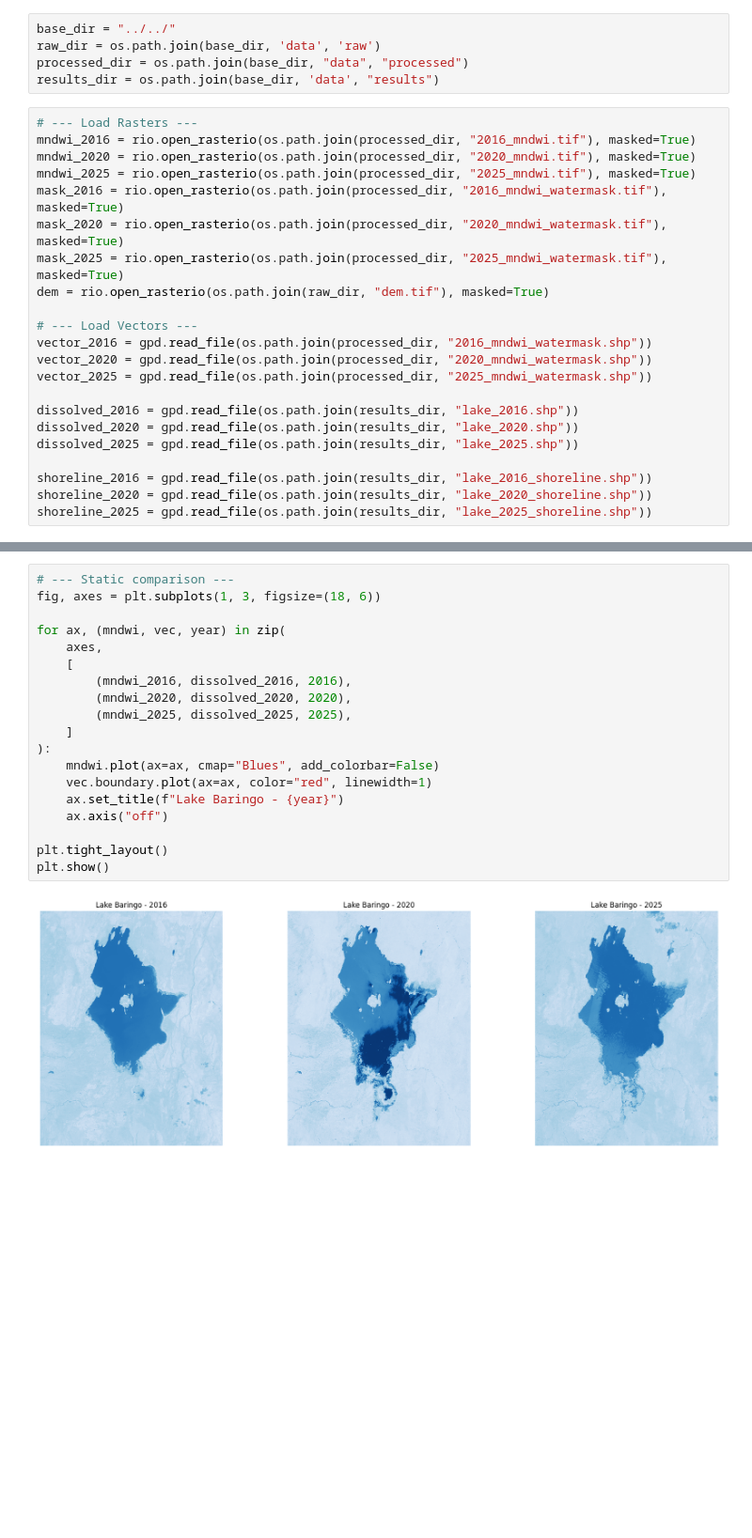
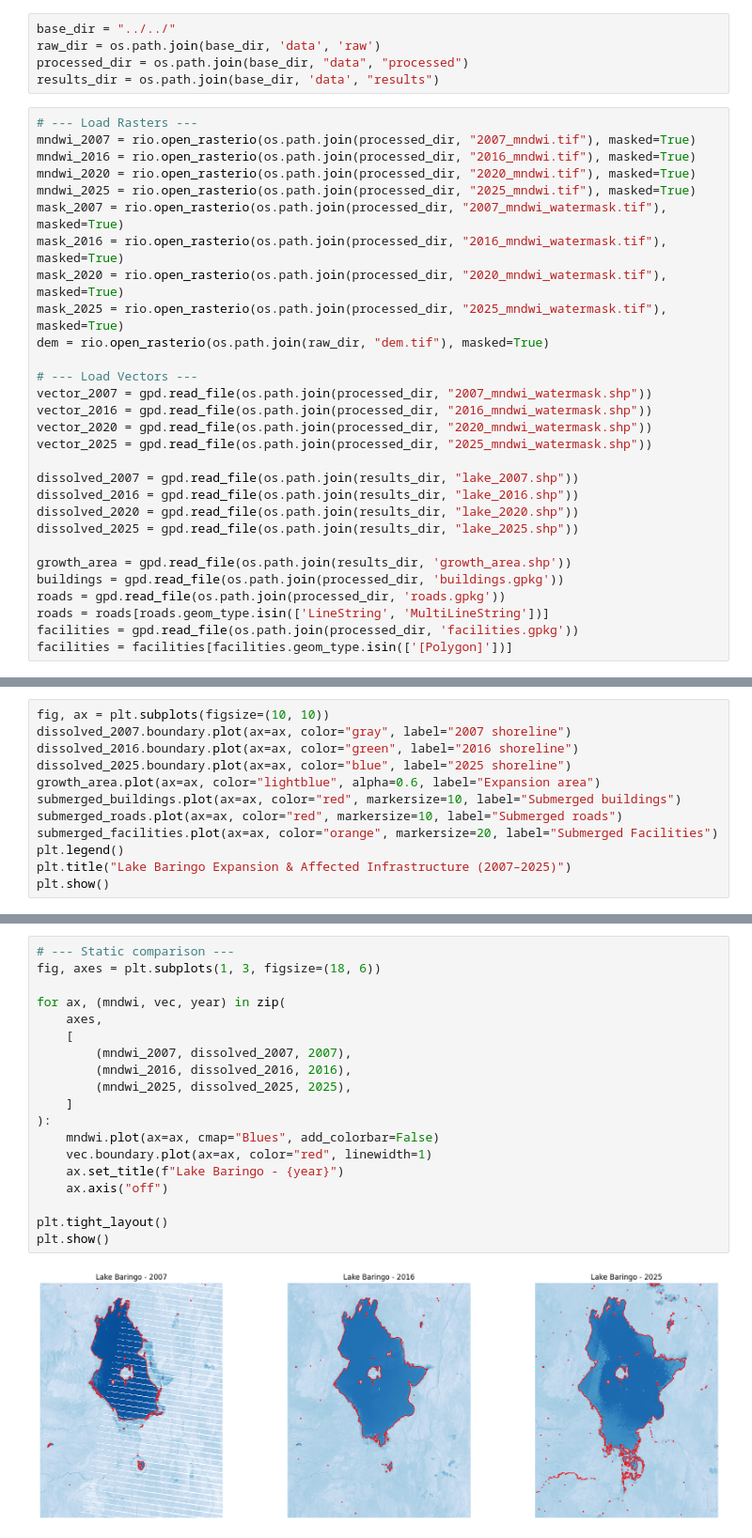
Before and after one commit to kiprutoYG/lake_extent_analysis_pipeline, a Jupyter notebook: src/visualization/see.ipynb, the cells around one changed output, grey strips where cells are left out. Shown at 94% size. Drawn from its saved outputs; the diff is of its cells as text; blank space fills up the shorter version.

```diff
--- a/src/visualization/see.ipynb
+++ b/src/visualization/see.ipynb
@@ -15,23 +15,30 @@ processed_dir = os.path.join(base_dir, "data", "processed")
 results_dir = os.path.join(base_dir, 'data', "results")
 # %%
 # --- Load Rasters ---
+mndwi_2007 = rio.open_rasterio(os.path.join(processed_dir, "2007_mndwi.tif"), masked=True)
 mndwi_2016 = rio.open_rasterio(os.path.join(processed_dir, "2016_mndwi.tif"), masked=True)
 mndwi_2020 = rio.open_rasterio(os.path.join(processed_dir, "2020_mndwi.tif"), masked=True)
 mndwi_2025 = rio.open_rasterio(os.path.join(processed_dir, "2025_mndwi.tif"), masked=True)
+mask_2007 = rio.open_rasterio(os.path.join(processed_dir, "2007_mndwi_watermask.tif"), masked=True)
 mask_2016 = rio.open_rasterio(os.path.join(processed_dir, "2016_mndwi_watermask.tif"), masked=True)
 mask_2020 = rio.open_rasterio(os.path.join(processed_dir, "2020_mndwi_watermask.tif"), masked=True)
 mask_2025 = rio.open_rasterio(os.path.join(processed_dir, "2025_mndwi_watermask.tif"), masked=True)
 dem = rio.open_rasterio(os.path.join(raw_dir, "dem.tif"), masked=True)
 
 # --- Load Vectors ---
+vector_2007 = gpd.read_file(os.path.join(processed_dir, "2007_mndwi_watermask.shp"))
 vector_2016 = gpd.read_file(os.path.join(processed_dir, "2016_mndwi_watermask.shp"))
 vector_2020 = gpd.read_file(os.path.join(processed_dir, "2020_mndwi_watermask.shp"))
 vector_2025 = gpd.read_file(os.path.join(processed_dir, "2025_mndwi_watermask.shp"))
 
+dissolved_2007 = gpd.read_file(os.path.join(results_dir, "lake_2007.shp"))
 dissolved_2016 = gpd.read_file(os.path.join(results_dir, "lake_2016.shp"))
 dissolved_2020 = gpd.read_file(os.path.join(results_dir, "lake_2020.shp"))
 dissolved_2025 = gpd.read_file(os.path.join(results_dir, "lake_2025.shp"))
 
-shoreline_2016 = gpd.read_file(os.path.join(results_dir, "lake_2016_shoreline.shp"))
-shoreline_2020 = gpd.read_file(os.path.join(results_dir, "lake_2020_shoreline.shp"))
-shoreline_2025 = gpd.read_file(os.path.join(results_dir, "lake_2025_shoreline.shp"))
+growth_area = gpd.read_file(os.path.join(results_dir, 'growth_area.shp'))
+buildings = gpd.read_file(os.path.join(processed_dir, 'buildings.gpkg'))
+roads = gpd.read_file(os.path.join(processed_dir, 'roads.gpkg'))
+roads = roads[roads.geom_type.isin(['LineString', 'MultiLineString'])]
+facilities = gpd.read_file(os.path.join(processed_dir, 'facilities.gpkg'))
+facilities = facilities[facilities.geom_type.isin(['[Polygon]'])]
@@ -44,3 +64,15 @@ if vector_2016.crs != mndwi_2016.rio.crs:
 # %% [output]
 Raster CRS: EPSG:32636
 Vector CRS: EPSG:32636
+# %%
+fig, ax = plt.subplots(figsize=(10, 10))
+dissolved_2007.boundary.plot(ax=ax, color="gray", label="2007 shoreline")
+dissolved_2016.boundary.plot(ax=ax, color="green", label="2016 shoreline")
+dissolved_2025.boundary.plot(ax=ax, color="blue", label="2025 shoreline")
+growth_area.plot(ax=ax, color="lightblue", alpha=0.6, label="Expansion area")
+submerged_buildings.plot(ax=ax, color="red", markersize=10, label="Submerged buildings")
+submerged_roads.plot(ax=ax, color="red", markersize=10, label="Submerged roads")
+submerged_facilities.plot(ax=ax, color="orange", markersize=20, label="Submerged Facilities")
+plt.legend()
+plt.title("Lake Baringo Expansion & Affected Infrastructure (2007–2025)")
+plt.show()
@@ -47,21 +83,21 @@ Vector CRS: EPSG:32636
 # %%
 # --- Static comparison ---
 fig, axes = plt.subplots(1, 3, figsize=(18, 6))
 
 for ax, (mndwi, vec, year) in zip(
     axes,
     [
+        (mndwi_2007, dissolved_2007, 2007),
         (mndwi_2016, dissolved_2016, 2016),
-        (mndwi_2020, dissolved_2020, 2020),
         (mndwi_2025, dissolved_2025, 2025),
     ]
 ):
     mndwi.plot(ax=ax, cmap="Blues", add_colorbar=False)
     vec.boundary.plot(ax=ax, color="red", linewidth=1)
     ax.set_title(f"Lake Baringo - {year}")
     ax.axis("off")
 
 plt.tight_layout()
 plt.show()
 # %% [output]
-[figure, old version]
+[figure, new version]
```
Also changed, not shown: parts of 5 cells of this notebook, 59 other files.
